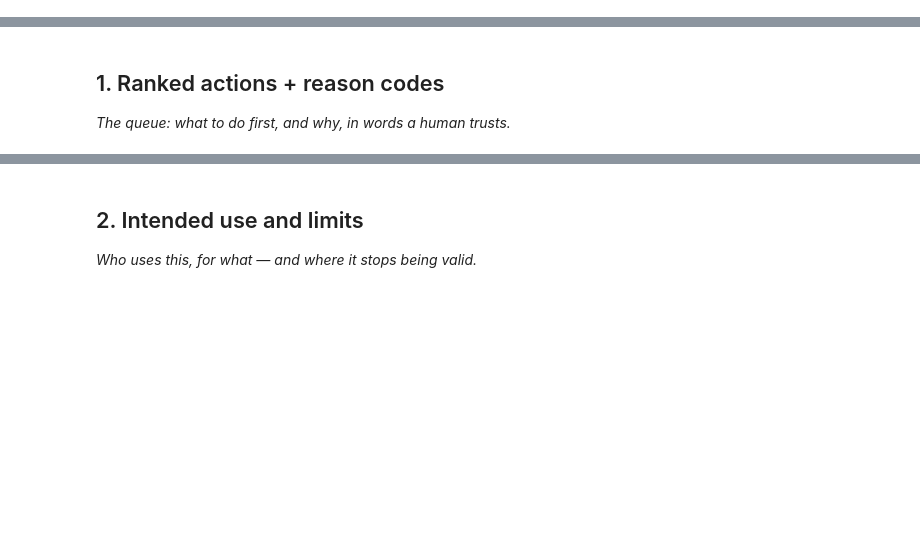
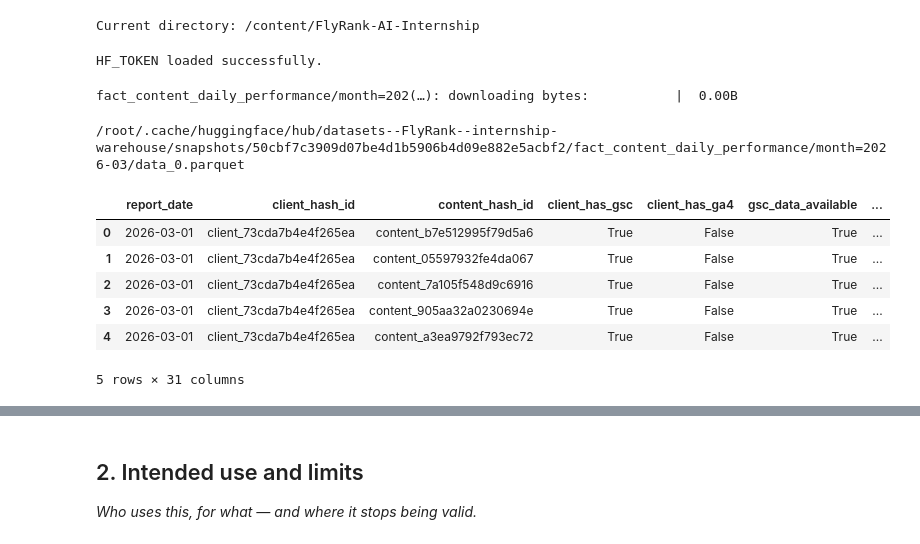
Before and after one commit to rishh19/FlyRank-AI-Internship, a Jupyter notebook: work/notebooks/w07_action_playbook.ipynb, the cells around one changed output, grey strips where cells are left out. Cells and saved outputs as stored; diff of their text form; code cells hidden in the pictures; blank space fills up the shorter version.

```diff
--- a/work/notebooks/w07_action_playbook.ipynb
+++ b/work/notebooks/w07_action_playbook.ipynb
@@ -0,0 +3,29 @@
+# %%
+import os
+import subprocess
+import sys
+
+IN_COLAB = "google.colab" in sys.modules
+
+REPO_URL = "https://github.com/rishh19/FlyRank-AI-Internship"
+REPO_DIR = "FlyRank-AI-Internship"
+
+if IN_COLAB:
+    if not os.path.isdir(REPO_DIR):
+        subprocess.run(
+            ["git", "clone", "--depth", "1", REPO_URL, REPO_DIR],
+            check=True,
+        )
+    os.chdir(REPO_DIR)
+
+print("Current directory:", os.getcwd())
+# %% [output]
+Current directory: /content/FlyRank-AI-Internship
+# %%
+from google.colab import userdata
+
+HF_TOKEN = userdata.get("HF_TOKEN")
+
+print("HF_TOKEN loaded successfully.")
+# %% [output]
+HF_TOKEN loaded successfully.
@@ -1,3 +34,35 @@
+# %%
+from huggingface_hub import hf_hub_download
+
+path = hf_hub_download(
+    repo_id="FlyRank/internship-warehouse",
+    repo_type="dataset",
+    filename="fact_content_daily_performance/month=2026-03/data_0.parquet",
+    token=HF_TOKEN
+)
+
+print(path)
+# %% [output]
+fact_content_daily_performance/month=202(…): downloading bytes:           |  0.00B
+/root/.cache/huggingface/hub/datasets--FlyRank--internship-warehouse/snapshots/50cbf7c3909d07be4d1b5906b4d09e882e5acbf2/fact_content_daily_performance/month=2026-03/data_0.parquet
+# %%
+import duckdb
+
+con = duckdb.connect()
+
+con.sql(f"""
+SELECT *
+FROM read_parquet('{path}')
+LIMIT 5
+""").df()
+# %% [output]
+|  | report_date | client_hash_id | content_hash_id | client_has_gsc | client_has_ga4 | gsc_data_available | ... |
+| 0 | 2026-03-01 | client_73cda7b4e4f265ea | content_b7e512995f79d5a6 | True | False | True | ... |
+| 1 | 2026-03-01 | client_73cda7b4e4f265ea | content_05597932fe4da067 | True | False | True | ... |
+| 2 | 2026-03-01 | client_73cda7b4e4f265ea | content_7a105f548d9c6916 | True | False | True | ... |
+| 3 | 2026-03-01 | client_73cda7b4e4f265ea | content_905aa32a0230694e | True | False | True | ... |
+| 4 | 2026-03-01 | client_73cda7b4e4f265ea | content_a3ea9792f793ec72 | True | False | True | ... |
+5 rows × 31 columns
 # %% [markdown]
 # ML-10 — Content Action Playbook
 
@@ -6,7 +71,3 @@
 This skeleton is yours to fill. Work the sections **in order** — each one has a one-line hint. Simple words, honest numbers.
 
 > Working with an AI assistant? Tell it to read `skills/README.md` first and load the one skill this assignment names on its card.
-# %% [markdown]
-## 1. Ranked actions + reason codes
-
-*The queue: what to do first, and why, in words a human trusts.*
```
Also changed, not shown: parts of 4 cells of this notebook.
